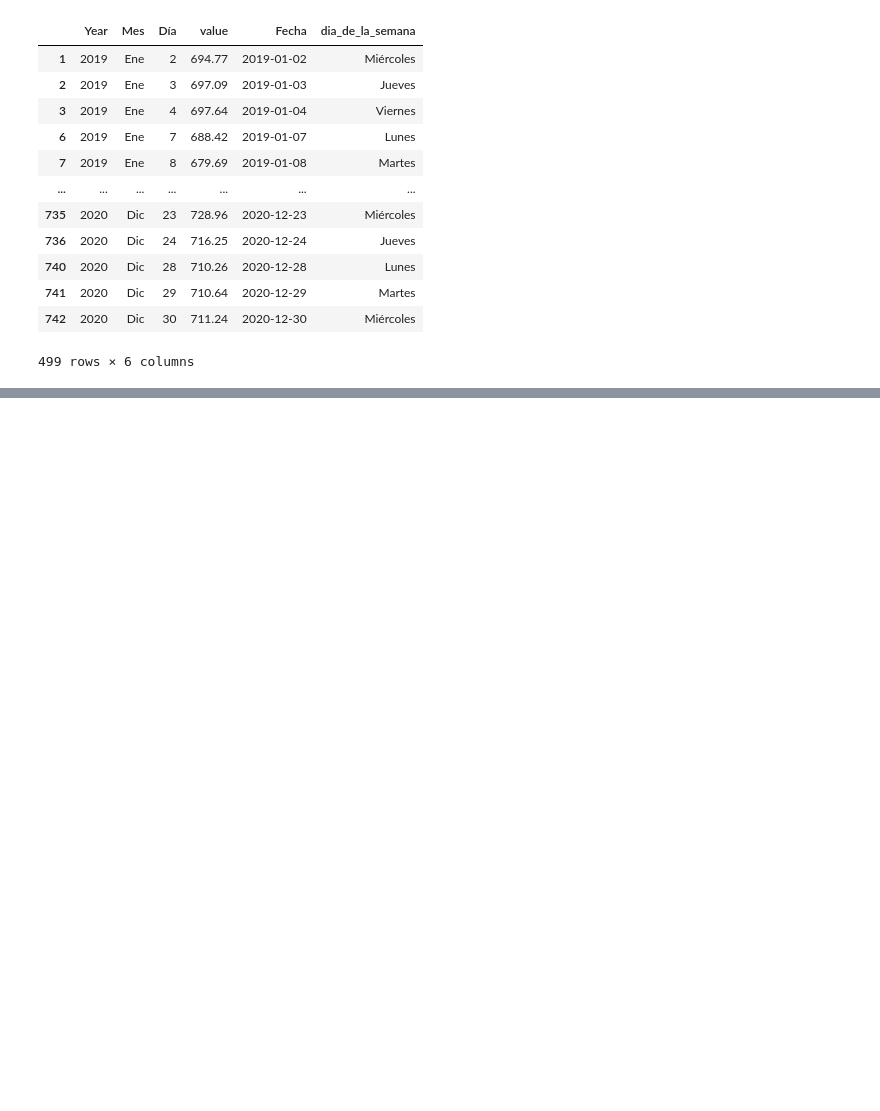
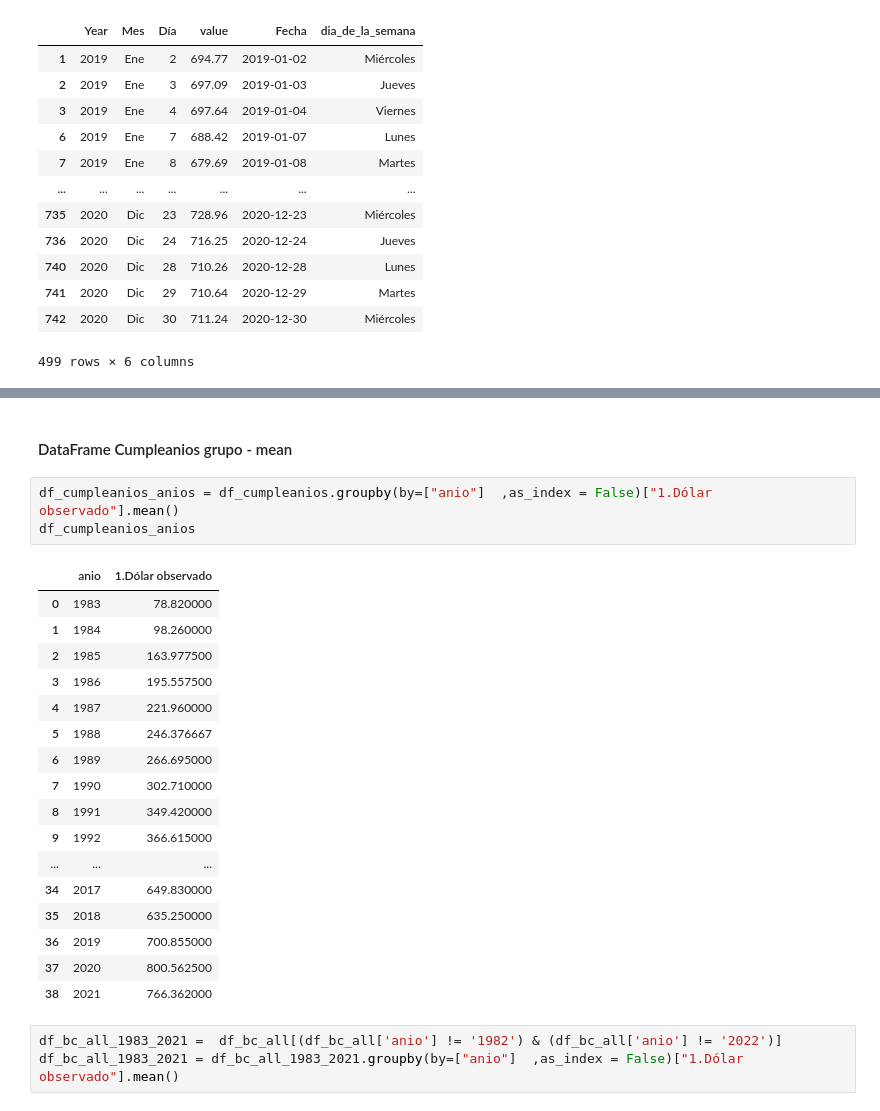
Before and after one commit to vmlandae/tarea1-add, a Jupyter notebook: notebooks/3_nb_Raveuxcl.ipynb, the cells around one changed output, grey strips where cells are left out. Drawn from its saved outputs; the diff is of its cells as text; blank space fills up the shorter version.

```diff
--- a/notebooks/3_nb_Raveuxcl.ipynb
+++ b/notebooks/3_nb_Raveuxcl.ipynb
@@ -577,0 +609,26 @@ df_bc_2019_2020
+# %% [markdown]
+#### DataFrame Cumpleanios grupo - mean
+# %%
+df_cumpleanios_anios = df_cumpleanios.groupby(by=["anio"]  ,as_index = False)["1.Dólar observado"].mean()
+df_cumpleanios_anios
+# %% [output]
+|  | anio | 1.Dólar observado |
+| 0 | 1983 | 78.820000 |
+| 1 | 1984 | 98.260000 |
+| 2 | 1985 | 163.977500 |
+| 3 | 1986 | 195.557500 |
+| 4 | 1987 | 221.960000 |
+| 5 | 1988 | 246.376667 |
+| 6 | 1989 | 266.695000 |
+| 7 | 1990 | 302.710000 |
+| 8 | 1991 | 349.420000 |
+| 9 | 1992 | 366.615000 |
+| ... | ... | ... |
+| 34 | 2017 | 649.830000 |
+| 35 | 2018 | 635.250000 |
+| 36 | 2019 | 700.855000 |
+| 37 | 2020 | 800.562500 |
+| 38 | 2021 | 766.362000 |
+# %%
+df_bc_all_1983_2021 =  df_bc_all[(df_bc_all['anio'] != '1982') & (df_bc_all['anio'] != '2022')]
+df_bc_all_1983_2021 = df_bc_all_1983_2021.groupby(by=["anio"]  ,as_index = False)["1.Dólar observado"].mean()
```
Also changed, not shown: parts of 5 cells of this notebook.
